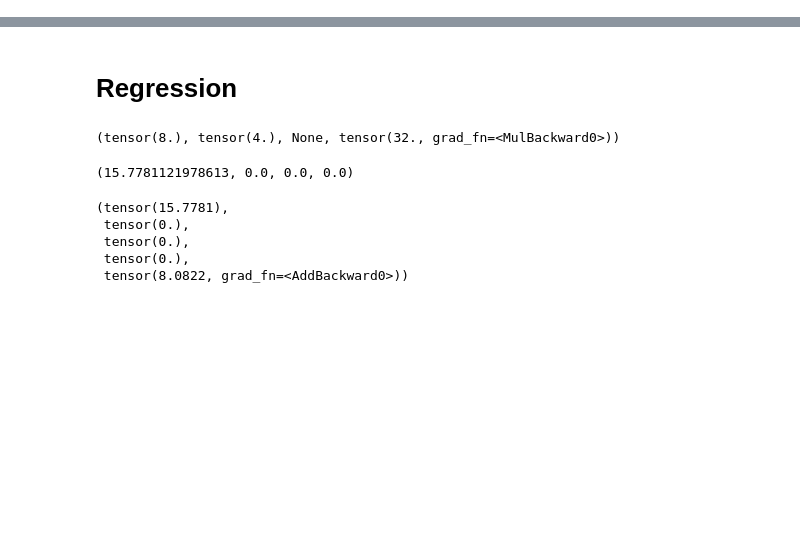
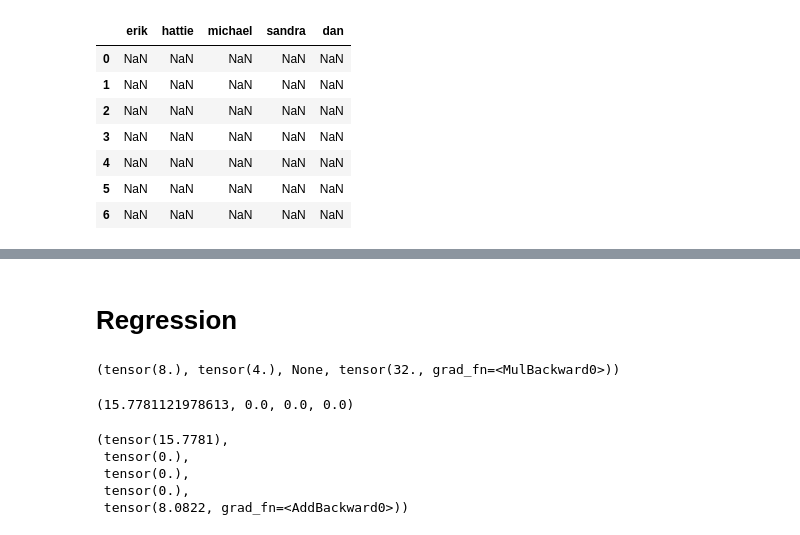
Before and after one commit to egafni/AutoGrad, a Jupyter notebook: notebooks/dev-Copy1.ipynb, the cells around one changed output, grey strips where cells are left out. Drawn from its saved outputs; the diff is of its cells as text; code cells hidden in the pictures; blank space fills up the shorter version.

```diff
--- a/notebooks/dev-Copy1.ipynb
+++ b/notebooks/dev-Copy1.ipynb
@@ -0,0 +1,11 @@
+# %%
+df.iloc[:, 2:]
+# %% [output]
+|  | erik | hattie | michael | sandra | dan |
+| 0 | NaN | NaN | NaN | NaN | NaN |
+| 1 | NaN | NaN | NaN | NaN | NaN |
+| 2 | NaN | NaN | NaN | NaN | NaN |
+| 3 | NaN | NaN | NaN | NaN | NaN |
+| 4 | NaN | NaN | NaN | NaN | NaN |
+| 5 | NaN | NaN | NaN | NaN | NaN |
+| 6 | NaN | NaN | NaN | NaN | NaN |
```
Also changed, not shown: parts of 4 cells of this notebook, 3 other files.
